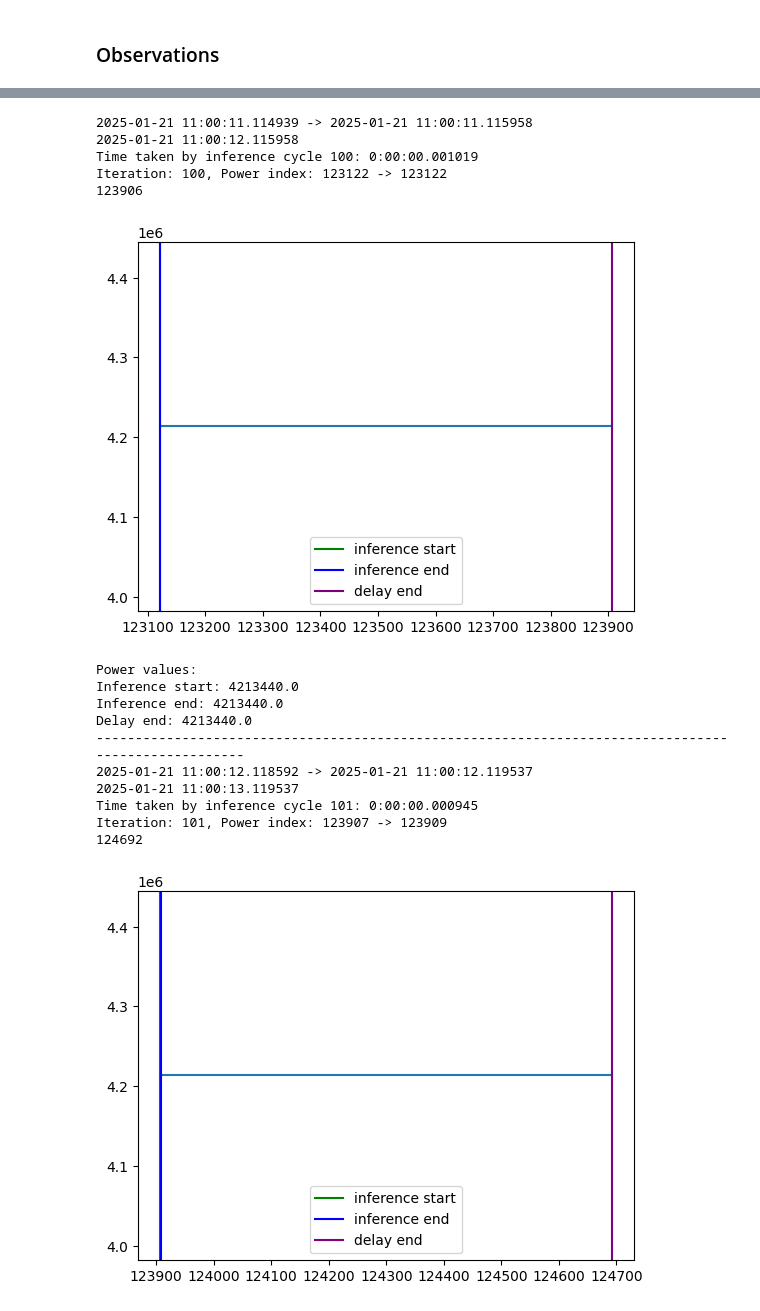
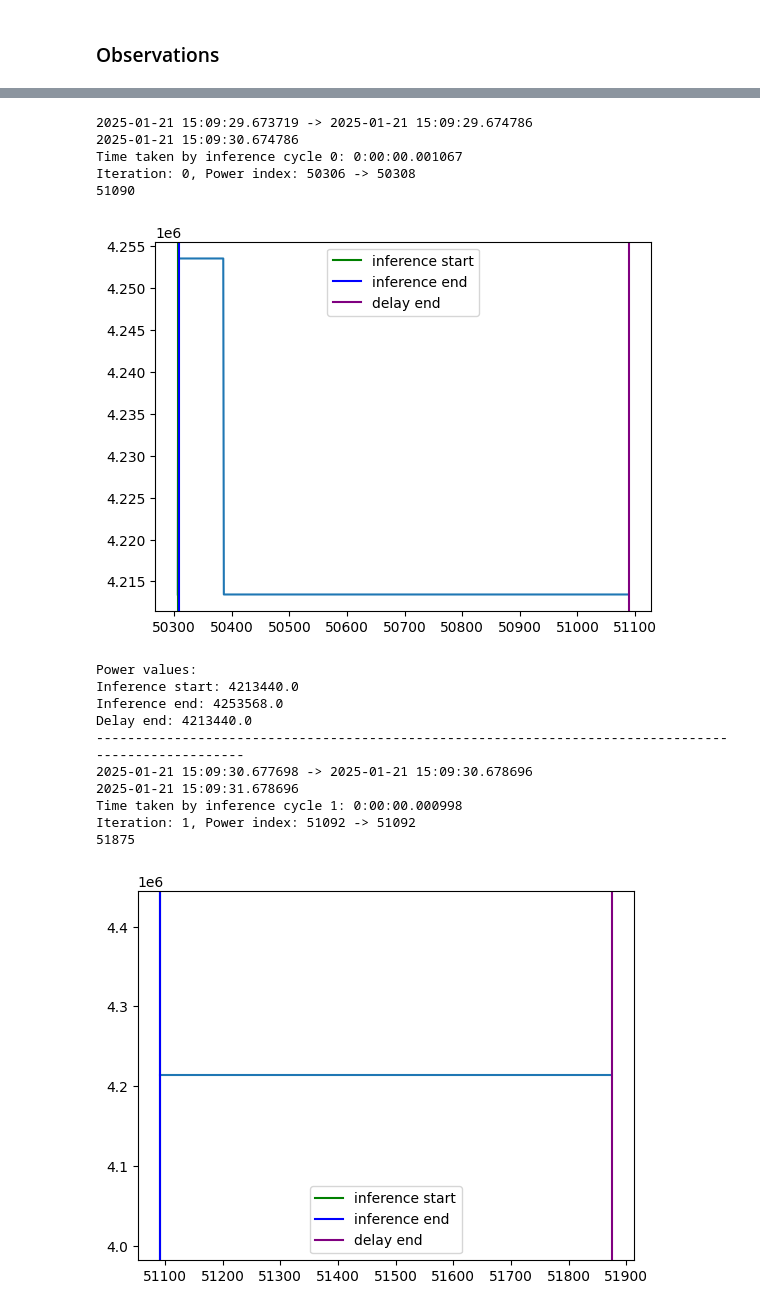
Before and after one commit to fuzzylabs/edge-vision-power-estimation, a Jupyter notebook: jetson/power_logging/power_research/model_loading/Resnet_Inference_cycle_power_analysis.ipynb, the cells around one changed output, grey strips where cells are left out. Drawn from its saved outputs; the diff is of its cells as text; code cells hidden in the pictures.

```diff
--- a/jetson/power_logging/power_research/model_loading/Resnet_Inference_cycle_power_analysis.ipynb
+++ b/jetson/power_logging/power_research/model_loading/Resnet_Inference_cycle_power_analysis.ipynb
@@ -124,24 +125,24 @@ plt.legend()
 # %%
-for i in range(100, 115):
+for i in range(15):
     plot_inference_cycle_power(i, resnet18_power_data, resnet18_latency_data, DELAY)
 # %% [output]
-2025-01-21 11:00:11.114939 -> 2025-01-21 11:00:11.115958
-2025-01-21 11:00:12.115958
-Time taken by inference cycle 100: 0:00:00.001019
-Iteration: 100, Power index: 123122 -> 123122
-123906
+2025-01-21 15:09:29.673719 -> 2025-01-21 15:09:29.674786
+2025-01-21 15:09:30.674786
+Time taken by inference cycle 0: 0:00:00.001067
+Iteration: 0, Power index: 50306 -> 50308
+51090
-[figure, old version]
+[figure, new version]
 Power values:
 Inference start: 4213440.0
-Inference end: 4213440.0
+Inference end: 4253568.0
 Delay end: 4213440.0
 ----------------------------------------------------------------------------------------------------
-2025-01-21 11:00:12.118592 -> 2025-01-21 11:00:12.119537
-2025-01-21 11:00:13.119537
-Time taken by inference cycle 101: 0:00:00.000945
-Iteration: 101, Power index: 123907 -> 123909
-124692
+2025-01-21 15:09:30.677698 -> 2025-01-21 15:09:30.678696
+2025-01-21 15:09:31.678696
+Time taken by inference cycle 1: 0:00:00.000998
+Iteration: 1, Power index: 51092 -> 51092
+51875
-[figure, old version]
+[figure, new version]
 Power values:
 Inference start: 4213440.0
 Inference end: 4213440.0
```
Also changed, not shown: parts of 12 cells of this notebook, 6 other files.
